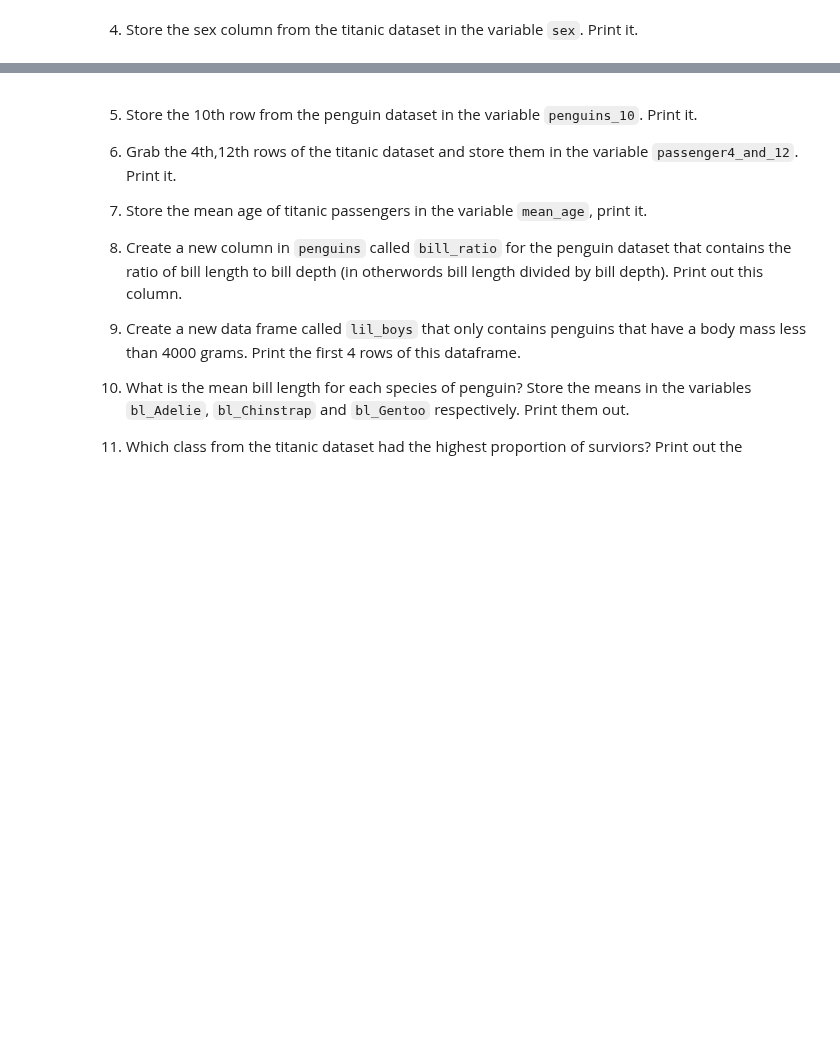
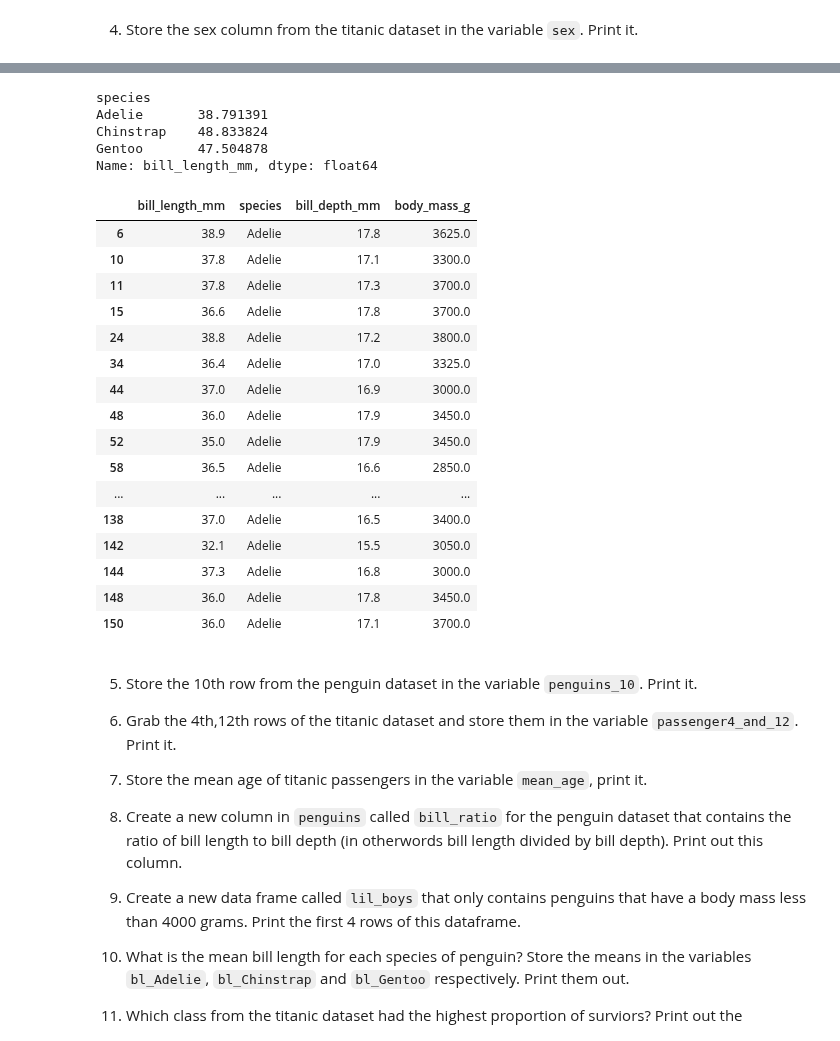
Before and after one commit to masonfarley18/CPSC-392, a Jupyter notebook: All_the_stuff_you_need_to_know(python).ipynb, the cells around one changed output, grey strips where cells are left out. Cells and saved outputs as stored; diff of their text form; code cells hidden in the pictures; blank space fills up the shorter version.

```diff
--- a/All_the_stuff_you_need_to_know(python).ipynb
+++ b/All_the_stuff_you_need_to_know(python).ipynb
@@ -36,0 +68,3 @@ sex = titanic.sex
+# %%
+penguins["bill_ratio"] = penguins.loc[:,"bill_length_mm"] / penguins.loc[:,"bill_depth_mm"]
+penguins.loc[:, "bill_ratio"]
@@ -36,0 +144,3 @@ sex = titanic.sex
+# %%
+small_penguin = penguins.loc[:, ['bill_length_mm', 'species', 'bill_depth_mm', 'flipper_length_mm', 'body_mass_g']]
+small_penguin
@@ -36,0 +161,3 @@ sex = titanic.sex
+# %%
+small_penguin = small_penguin.drop(columns=['flipper_length_mm'])
+small_penguin
@@ -37,3 +202,33 @@ sex = titanic.sex
+# %%
+grouped = small_penguin.groupby('species')['bill_length_mm'].agg('mean')
+print(grouped)
+# %% [output]
+species
+Adelie       38.791391
+Chinstrap    48.833824
+Gentoo       47.504878
+Name: bill_length_mm, dtype: float64
+# %%
+small_penguin = small_penguin.loc[(small_penguin['bill_length_mm'] < 39) & (small_penguin['bill_depth_mm'] < 18)]
+small_penguin
+# %% [output]
+|  | bill_length_mm | species | bill_depth_mm | body_mass_g |
+| 6 | 38.9 | Adelie | 17.8 | 3625.0 |
+| 10 | 37.8 | Adelie | 17.1 | 3300.0 |
+| 11 | 37.8 | Adelie | 17.3 | 3700.0 |
+| 15 | 36.6 | Adelie | 17.8 | 3700.0 |
+| 24 | 38.8 | Adelie | 17.2 | 3800.0 |
+| 34 | 36.4 | Adelie | 17.0 | 3325.0 |
+| 44 | 37.0 | Adelie | 16.9 | 3000.0 |
+| 48 | 36.0 | Adelie | 17.9 | 3450.0 |
+| 52 | 35.0 | Adelie | 17.9 | 3450.0 |
+| 58 | 36.5 | Adelie | 16.6 | 2850.0 |
+| ... | ... | ... | ... | ... |
+| 138 | 37.0 | Adelie | 16.5 | 3400.0 |
+| 142 | 32.1 | Adelie | 15.5 | 3050.0 |
+| 144 | 37.3 | Adelie | 16.8 | 3000.0 |
+| 148 | 36.0 | Adelie | 17.8 | 3450.0 |
+| 150 | 36.0 | Adelie | 17.1 | 3700.0 |
 # %% [markdown]
 5. Store the 10th row from the penguin dataset in the variable `penguins_10`. Print it.
 
```
Also changed, not shown: parts of 12 cells of this notebook.
